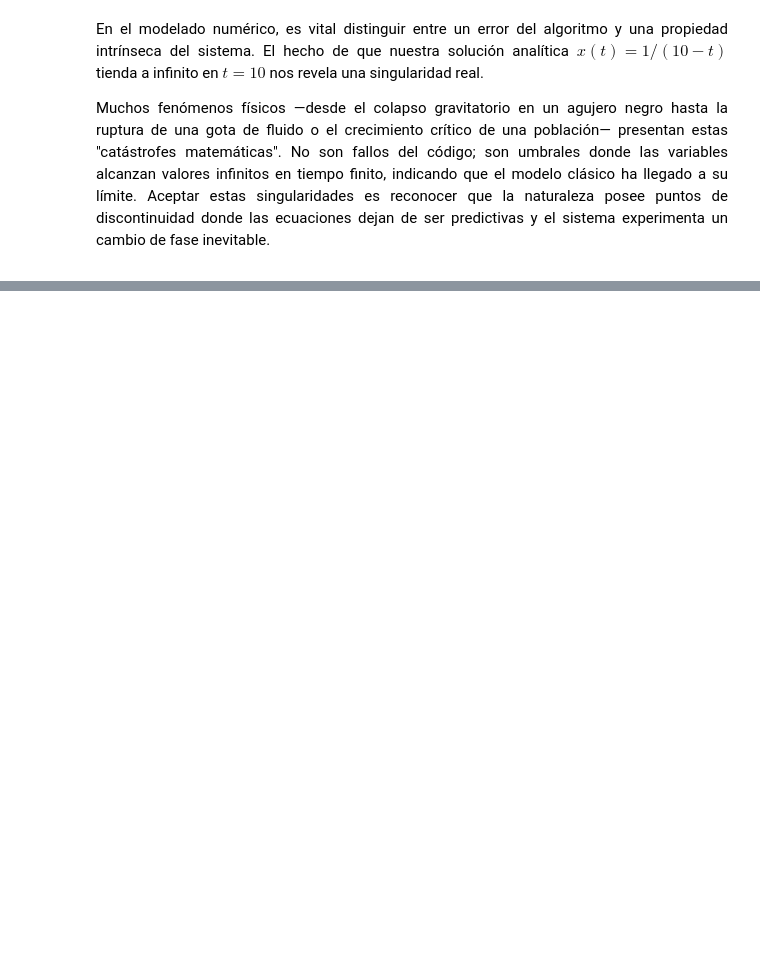
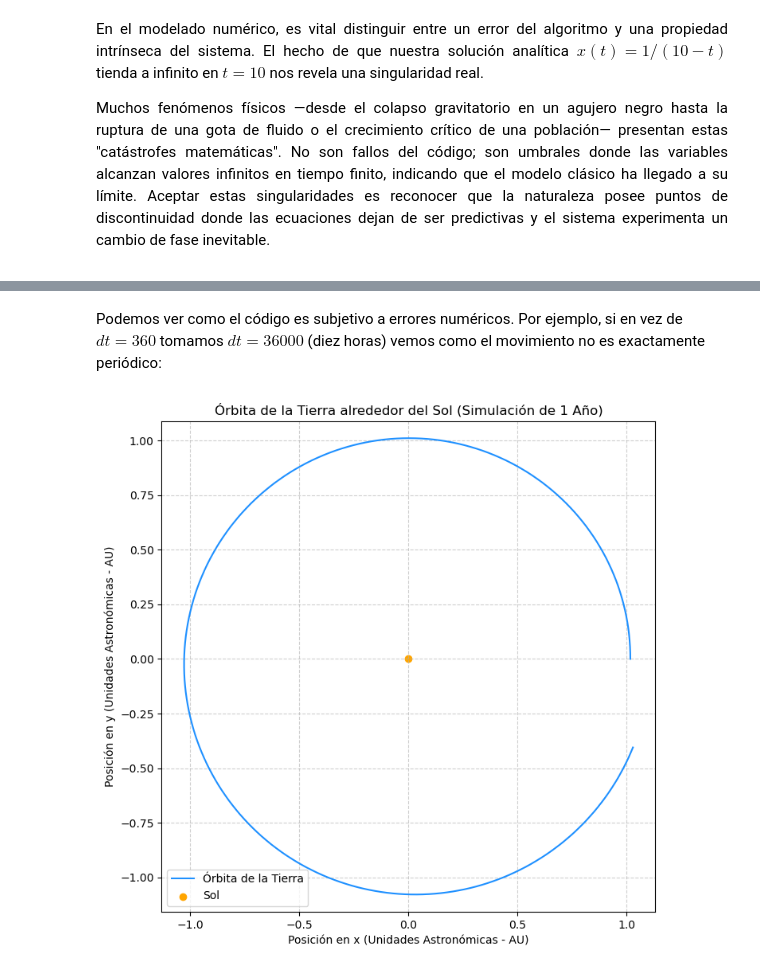
Before and after one commit to LagrangianLad/physics-lab, a Jupyter notebook: Computational physics/lab.ipynb, the cells around one changed output, grey strips where cells are left out. Cells and saved outputs as stored; diff of their text form; code cells hidden in the pictures; blank space fills up the shorter version.

```diff
--- a/Computational physics/lab.ipynb
+++ b/Computational physics/lab.ipynb
@@ -1234,0 +1390,7 @@ plt.show()
+# %% [markdown]
+Podemos ver como el código es subjetivo a errores numéricos. Por ejemplo, si en vez de $dt=360$ tomamos $dt=36000$ (diez horas) vemos como el movimiento no es exactamente periódico:
+# %%
+x_rota, y_rota = movimiento_planetario(t0, tf, 36000, x0, y0, vx0, vy0)
+graficar_movimiento_planetario(x_rota,y_rota)
+# %% [output]
+[figure, added]
```
Also changed, not shown: parts of 16 cells of this notebook, 1 other file.
